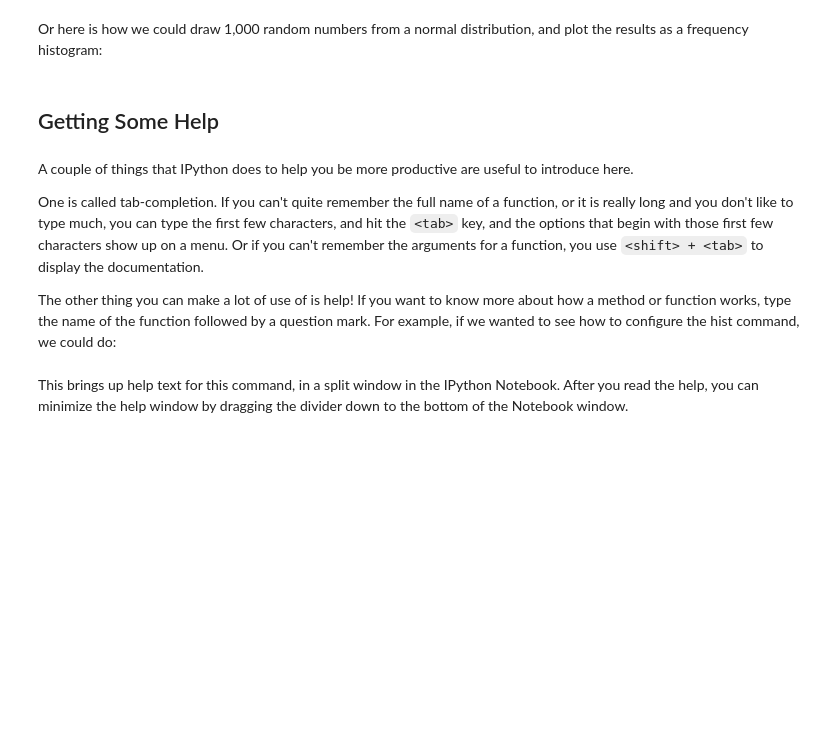
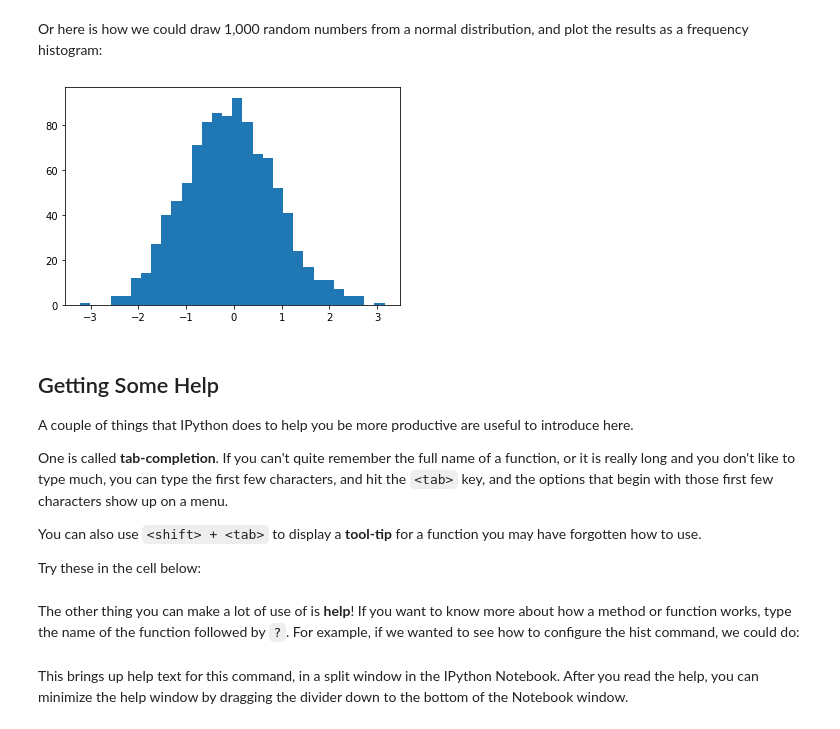
Before and after one commit to daisybellelewis/CYPLAN255, a Jupyter notebook: notebooks/lecture_02_intro_python_jupyter.ipynb, the cells around one changed output. Drawn from its saved outputs; the diff is of its cells as text; code cells hidden in the pictures; blank space fills up the shorter version.

```diff
--- a/notebooks/lecture_02_intro_python_jupyter.ipynb
+++ b/notebooks/lecture_02_intro_python_jupyter.ipynb
@@ -133,12 +150,16 @@ plt.plot(x * y)
 Or here is how we could draw 1,000 random numbers from a normal distribution, and plot the results as a frequency histogram:
 # %%
 x = np.random.randn(1000)
-plt.hist(x, bins=30)
+_ = plt.hist(x, bins=30)
+# %% [output]
+[figure, added]
-# %% [markdown]
-## Getting Some Help
 # %% [markdown]
+## Getting Some Help
+
 A couple of things that IPython does to help you be more productive are useful to introduce here.
 
-One is called tab-completion. If you can't quite remember the full name of a function, or it is really long and you don't like to type much, you can type the first few characters, and hit the `<tab>` key, and the options that begin with those first few characters show up on a menu. Or if you can't remember the arguments for a function, you use `<shift> + <tab>` to display the documentation.
+One is called **tab-completion**. If you can't quite remember the full name of a function, or it is really long and you don't like to type much, you can type the first few characters, and hit the `<tab>` key, and the options that begin with those first few characters show up on a menu.
 
-The other thing you can make a lot of use of is help! If you want to know more about how a method or function works, type the name of the function followed by a question mark. For example, if we wanted to see how to configure the hist command, we could do:
+You can also use `<shift> + <tab>` to display a **tool-tip** for a function you may have forgotten how to use.
+
+Try these in the cell below:
@@ -145,3 +168,5 @@ The other thing you can make a lot of use of is help! If you want to know more a
+# %% [markdown]
+The other thing you can make a lot of use of is **help**! If you want to know more about how a method or function works, type the name of the function followed by `?`. For example, if we wanted to see how to configure the hist command, we could do:
 # %%
 plt.hist?
 # %% [markdown]
```
Also changed, not shown: parts of 86 cells of this notebook.
